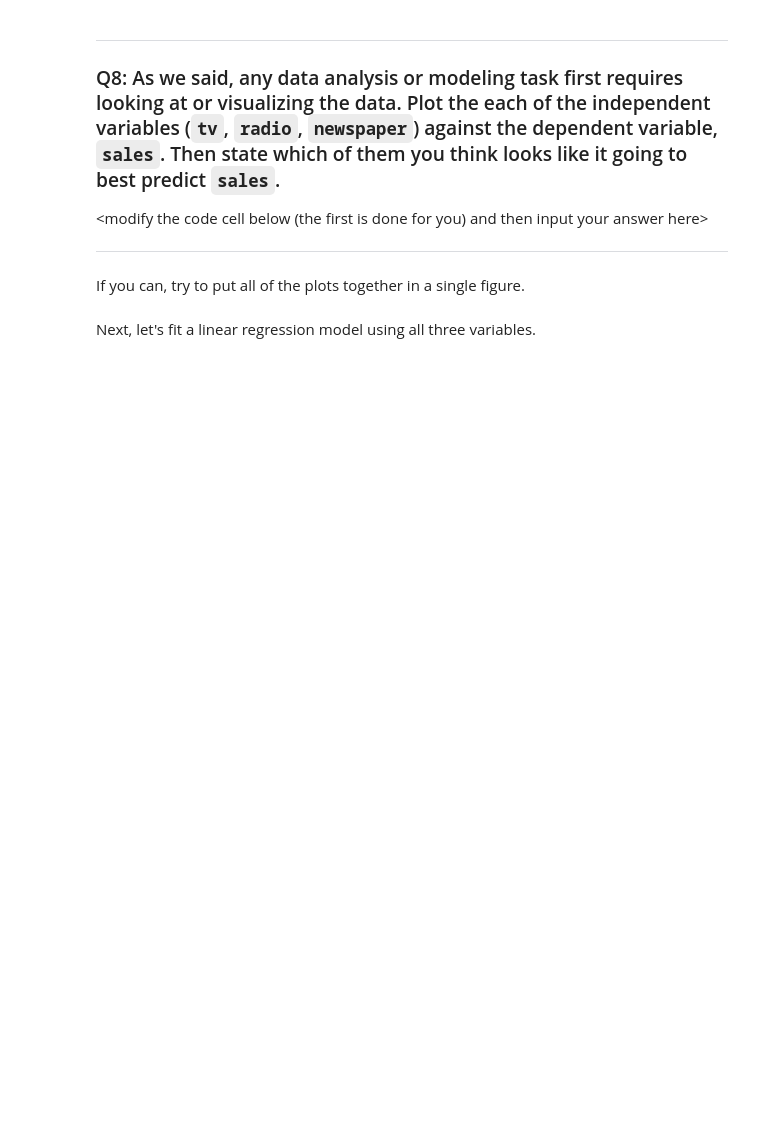
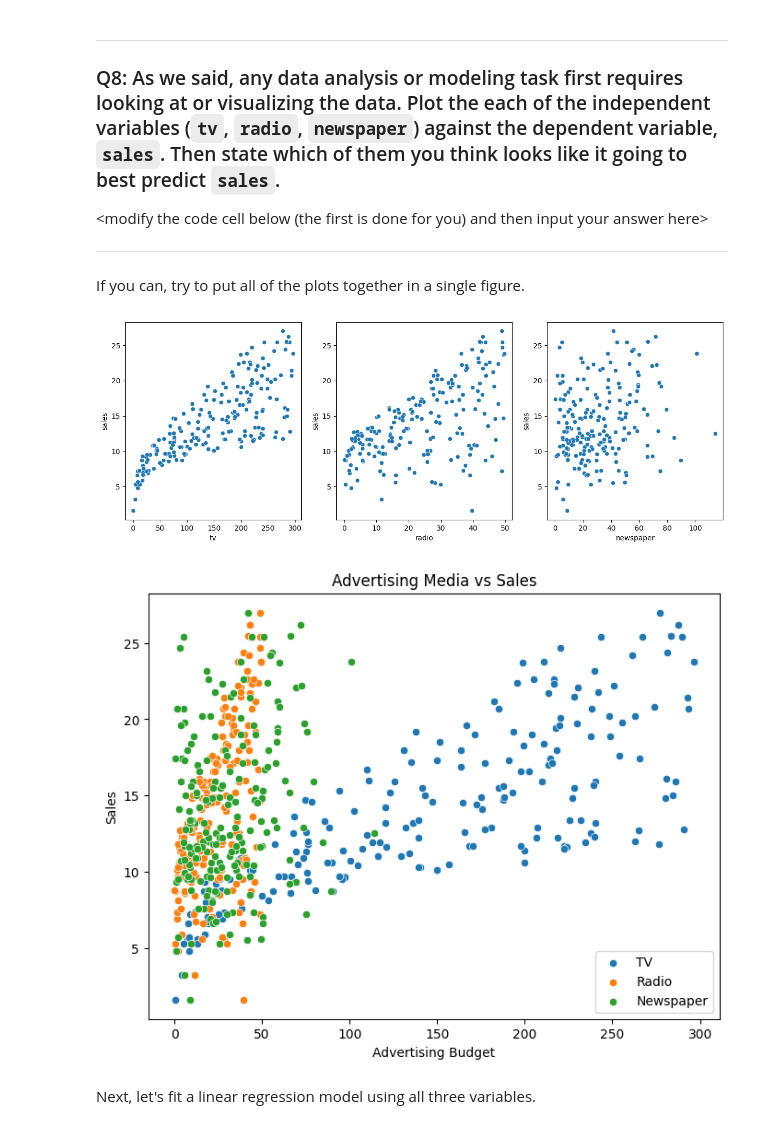
Before and after one commit to JoshLapierre45/cs3120-assign2, a Jupyter notebook: linear_regression_lab.ipynb, the cells around one changed output. Drawn from its saved outputs; the diff is of its cells as text; code cells hidden in the pictures; blank space fills up the shorter version.

```diff
--- a/linear_regression_lab.ipynb
+++ b/linear_regression_lab.ipynb
@@ -543,10 +661,28 @@ If you can, try to put all of the plots together in a single figure.
 # %%
 # plot all three of the features against sales
 fig, (ax1, ax2, ax3) = plt.subplots(1, 3, figsize=(15, 5))
 sns.scatterplot(data=df_adv, x='tv', y='sales', ax=ax1)
 sns.scatterplot(data=df_adv, x='radio', y='sales', ax=ax2)
 sns.scatterplot(data=df_adv, x='newspaper', y='sales', ax=ax3)
 plt.show()
+
+plt.figure(figsize=(8, 6))
+
+# Plot all three features against sales in the same axis
+sns.scatterplot(data=df_adv, x='tv', y='sales', label='TV')
+sns.scatterplot(data=df_adv, x='radio', y='sales', label='Radio')
+sns.scatterplot(data=df_adv, x='newspaper', y='sales', label='Newspaper')
+
+# Labels and legend
+plt.title("Advertising Media vs Sales")
+plt.xlabel("Advertising Budget")
+plt.ylabel("Sales")
+plt.legend()
+
+plt.show()
+# %% [output]
+[figure, added]
+[figure, added]
 # %% [markdown]
 Next, let's fit a linear regression model using all three variables.
 # %%
```
Also changed, not shown: parts of 29 cells of this notebook.
